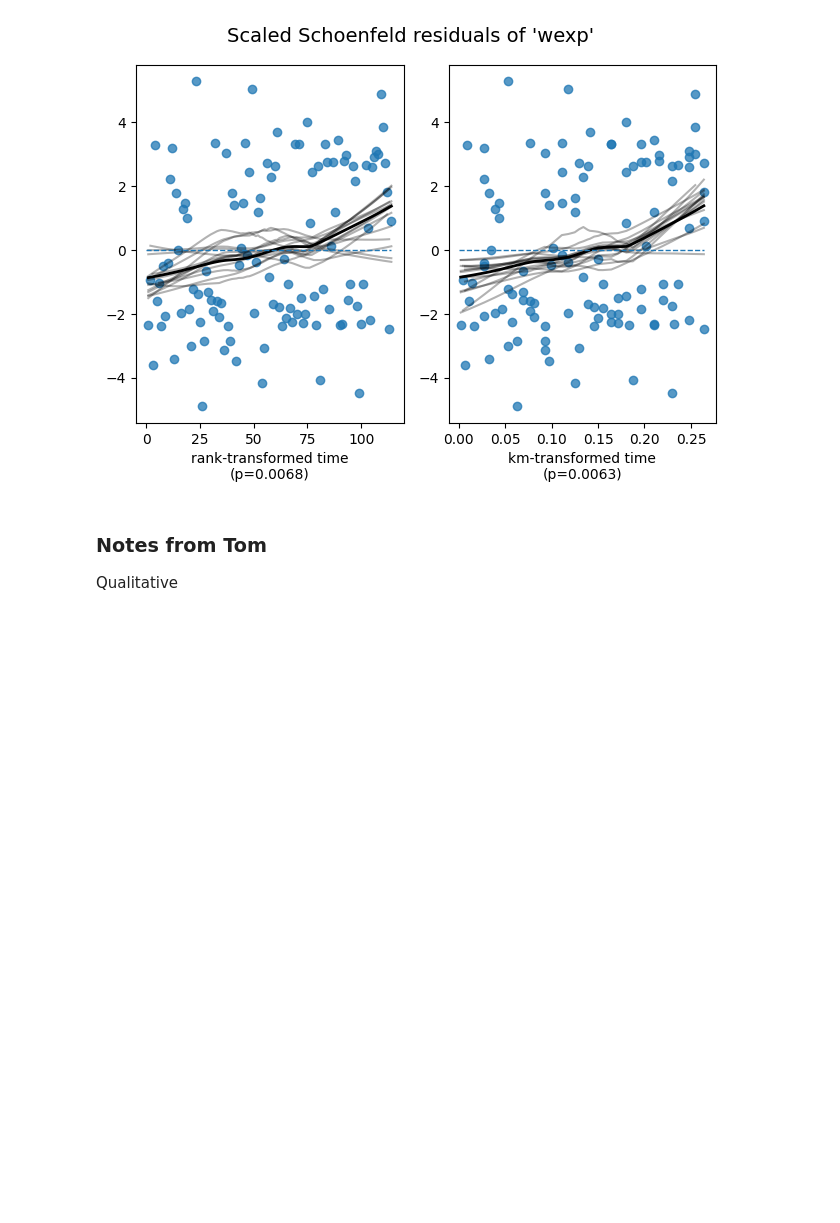
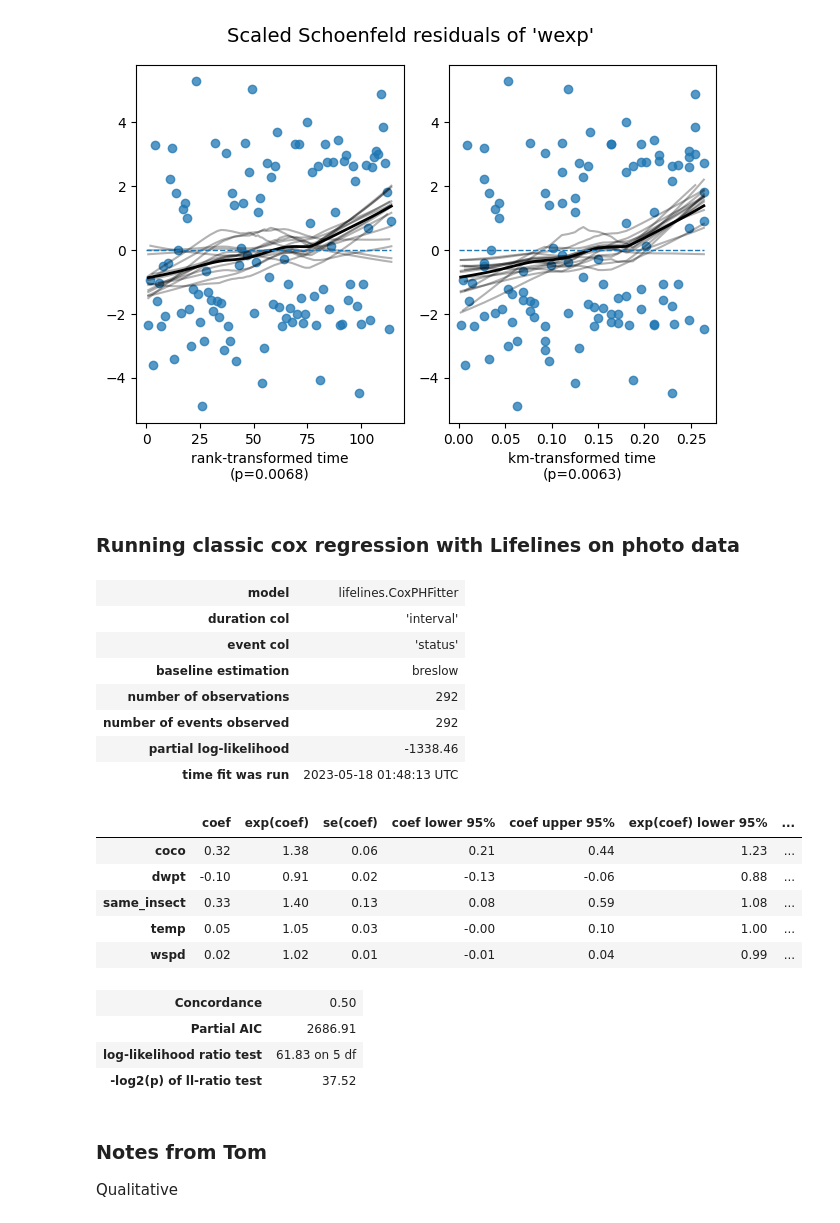
Before and after one commit to puckybreg/Native-Bee-Thesis, a Jupyter notebook: notebook_for_data_analysis.ipynb, the cells around one changed output. Cells and saved outputs as stored; diff of their text form; code cells hidden in the pictures; blank space fills up the shorter version.

```diff
--- a/notebook_for_data_analysis.ipynb
+++ b/notebook_for_data_analysis.ipynb
@@ -220,6 +236,32 @@ below.
   <Axes: xlabel='km-transformed time\n(p=0.0063)'>]]
 [figure]
 [figure]
+# %% [markdown]
+### Running classic cox regression with Lifelines on photo data
+# %%
+cph = CoxPHFitter()
+cph.fit(interval_and_weather_merged, duration_col='interval', event_col='status', formula="same_insect + temp + wspd + dwpt + coco")
+
+cph.print_summary()
+# %% [output]
+| model | lifelines.CoxPHFitter |
+| duration col | 'interval' |
+| event col | 'status' |
+| baseline estimation | breslow |
+| number of observations | 292 |
+| number of events observed | 292 |
+| partial log-likelihood | -1338.46 |
+| time fit was run | 2023-05-18 01:48:13 UTC |
+|  | coef | exp(coef) | se(coef) | coef lower 95% | coef upper 95% | exp(coef) lower 95% | ... |
+| coco | 0.32 | 1.38 | 0.06 | 0.21 | 0.44 | 1.23 | ... |
+| dwpt | -0.10 | 0.91 | 0.02 | -0.13 | -0.06 | 0.88 | ... |
+| same_insect | 0.33 | 1.40 | 0.13 | 0.08 | 0.59 | 1.08 | ... |
+| temp | 0.05 | 1.05 | 0.03 | -0.00 | 0.10 | 1.00 | ... |
+| wspd | 0.02 | 1.02 | 0.01 | -0.01 | 0.04 | 0.99 | ... |
+| Concordance | 0.50 |
+| Partial AIC | 2686.91 |
+| log-likelihood ratio test | 61.83 on 5 df |
+| -log2(p) of ll-ratio test | 37.52 |
 # %% [markdown]
 ### Notes from Tom
 Qualitative
```
Also changed, not shown: parts of 14 cells of this notebook.
